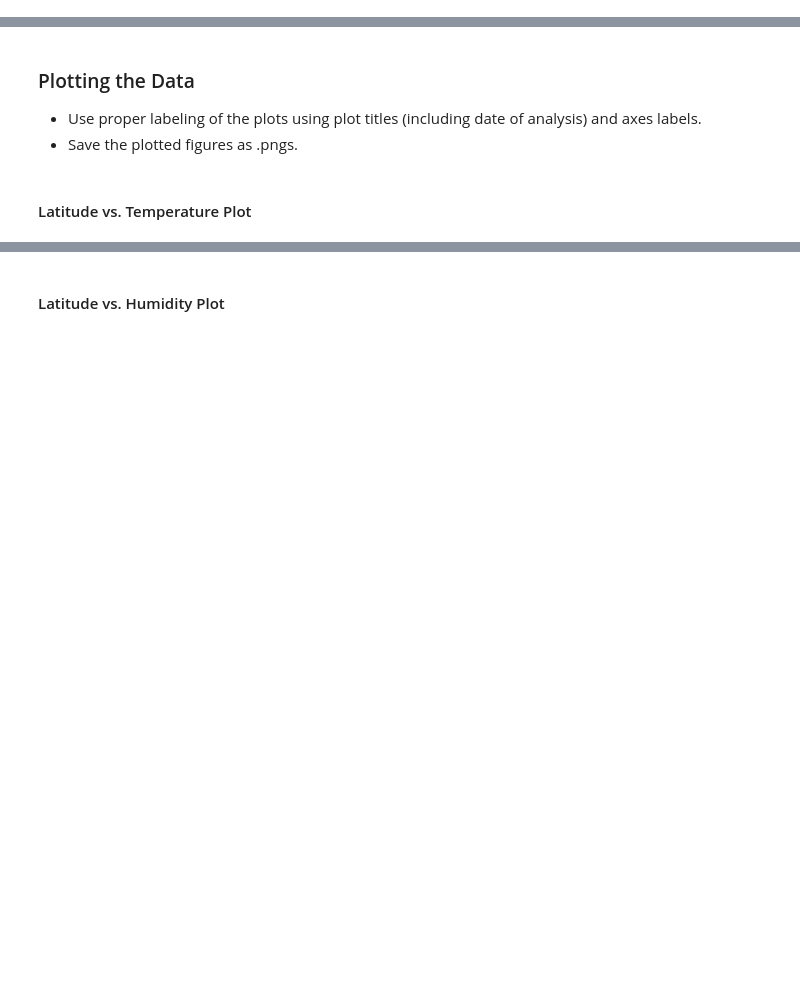
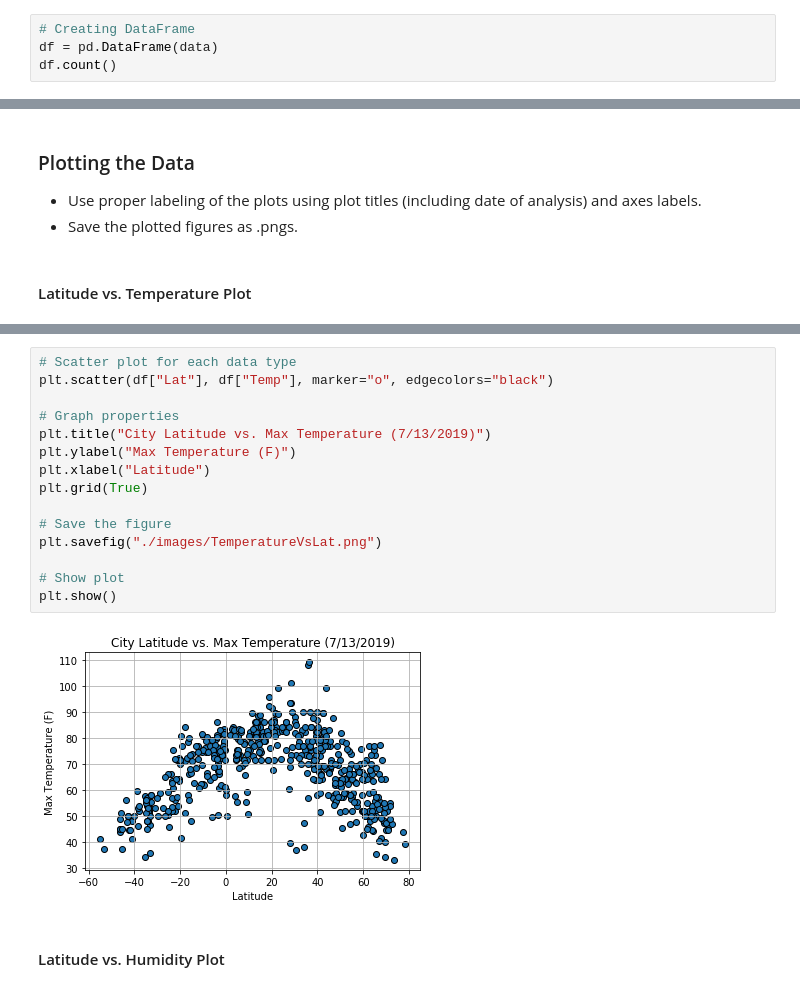
Before and after one commit to Alyrei/homework-6, a Jupyter notebook: WeatherPy.ipynb, the cells around one changed output, grey strips where cells are left out. Cells and saved outputs as stored; diff of their text form; blank space fills up the shorter version.

```diff
--- a/WeatherPy.ipynb
+++ b/WeatherPy.ipynb
@@ -99,0 +124,4 @@ dtype: int64
+# %%
+# Creating DataFrame
+df = pd.DataFrame(data)
+df.count()
@@ -109,2 +157,19 @@ dtype: int64
+# %%
+# Scatter plot for each data type
+plt.scatter(df["Lat"], df["Temp"], marker="o", edgecolors="black")
+
+# Graph properties
+plt.title("City Latitude vs. Max Temperature (7/13/2019)")
+plt.ylabel("Max Temperature (F)")
+plt.xlabel("Latitude")
+plt.grid(True)
+
+# Save the figure
+plt.savefig("./images/TemperatureVsLat.png")
+
+# Show plot
+plt.show()
+# %% [output]
+[figure, added]
 # %% [markdown]
 #### Latitude vs. Humidity Plot
```
Also changed, not shown: parts of 16 cells of this notebook, 5 other files.
